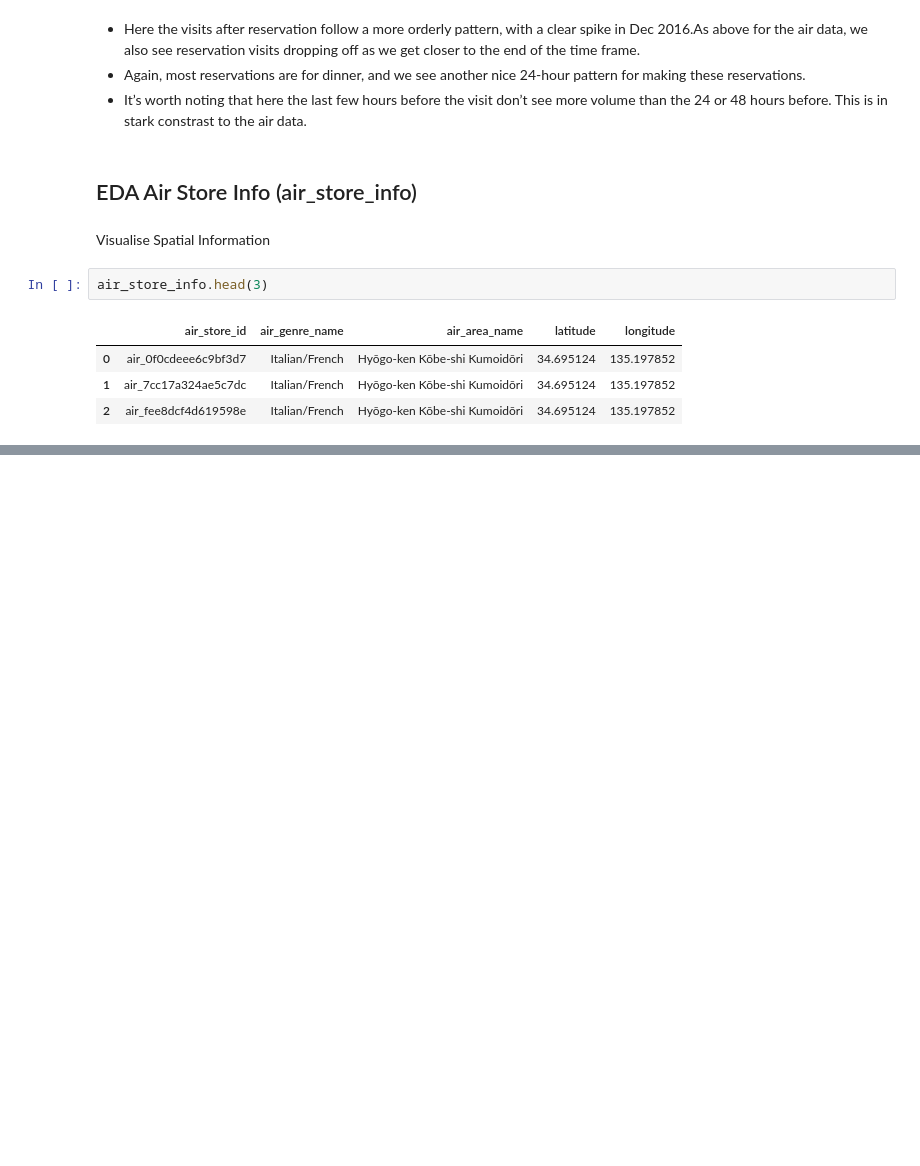
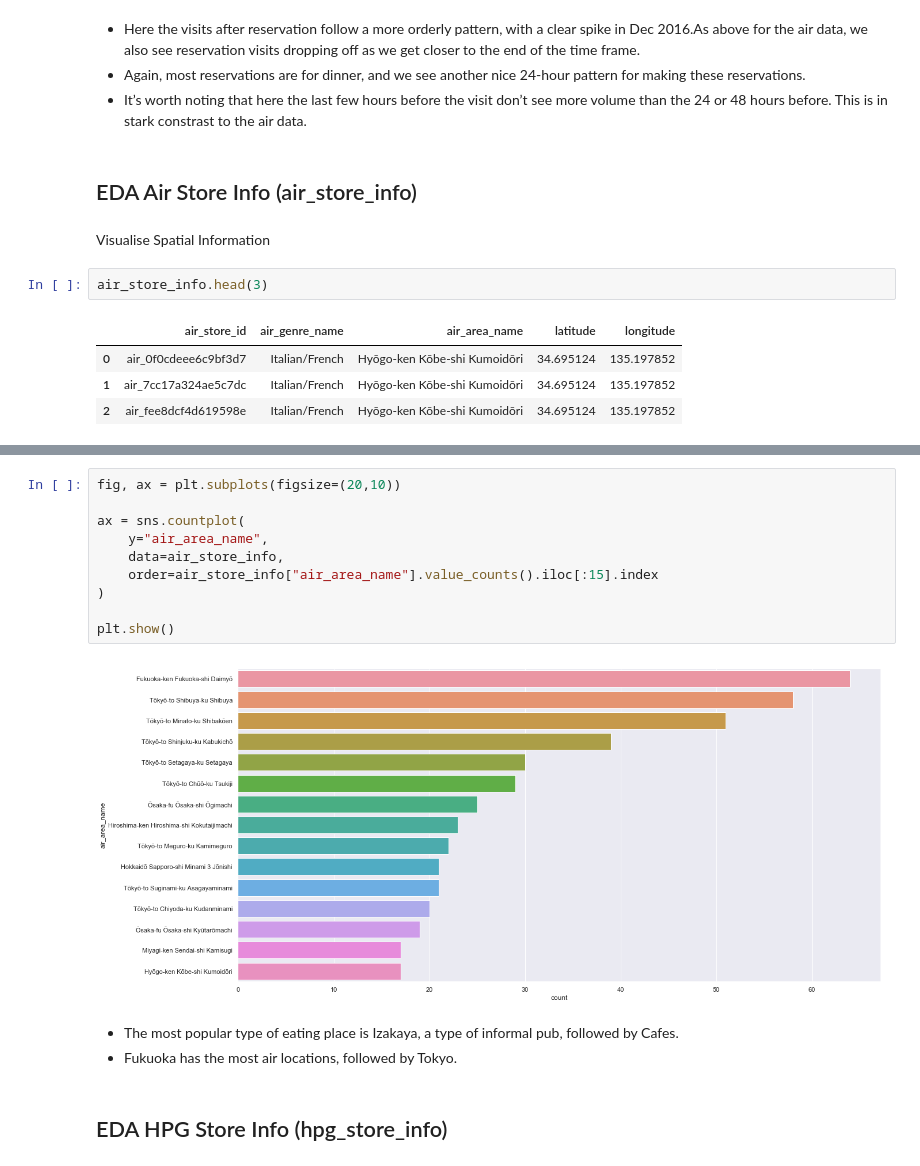
Before and after one commit to Datalytyx-Data-Science/Recruit_Restaurant_Visitor_Forecasting, a Jupyter notebook: Will.ipynb, the cells around one changed output, grey strips where cells are left out. Drawn from its saved outputs; the diff is of its cells as text; blank space fills up the shorter version.

```diff
--- a/Will.ipynb
+++ b/Will.ipynb
@@ -649,0 +670,17 @@ ImportError: DLL load failed: The specified module could not be found.
+# %%
+fig, ax = plt.subplots(figsize=(20,10))
+
+ax = sns.countplot(
+    y="air_area_name",
+    data=air_store_info,
+    order=air_store_info["air_area_name"].value_counts().iloc[:15].index
+)
+
+plt.show()
+# %% [output]
+[figure, added]
+# %% [markdown]
+* The most popular type of eating place is Izakaya, a type of informal pub, followed by Cafes.
+* Fukuoka has the most air locations, followed by Tokyo.
+# %% [markdown]
+## EDA HPG Store Info (hpg_store_info)
```
Also changed, not shown: parts of 5 cells of this notebook.
